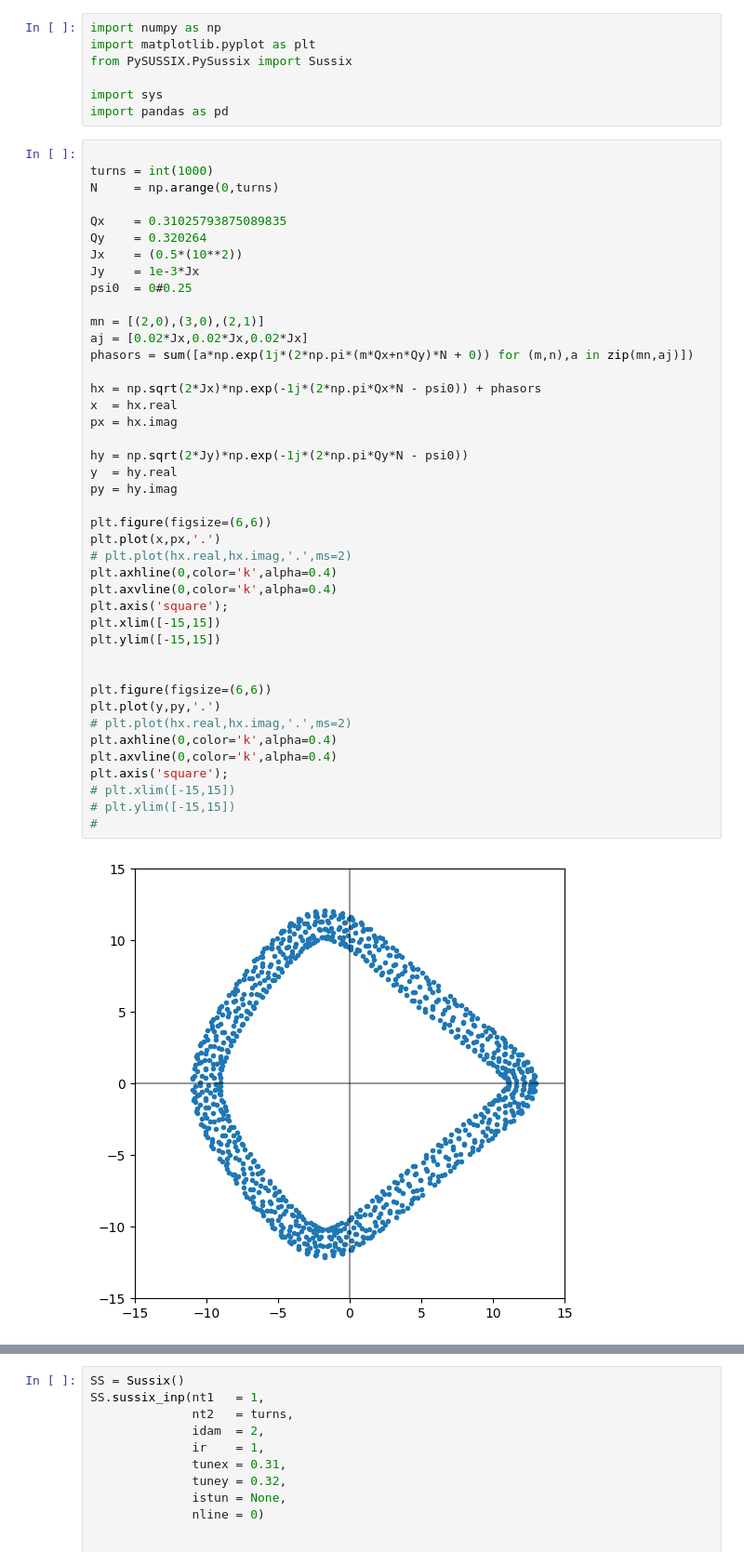
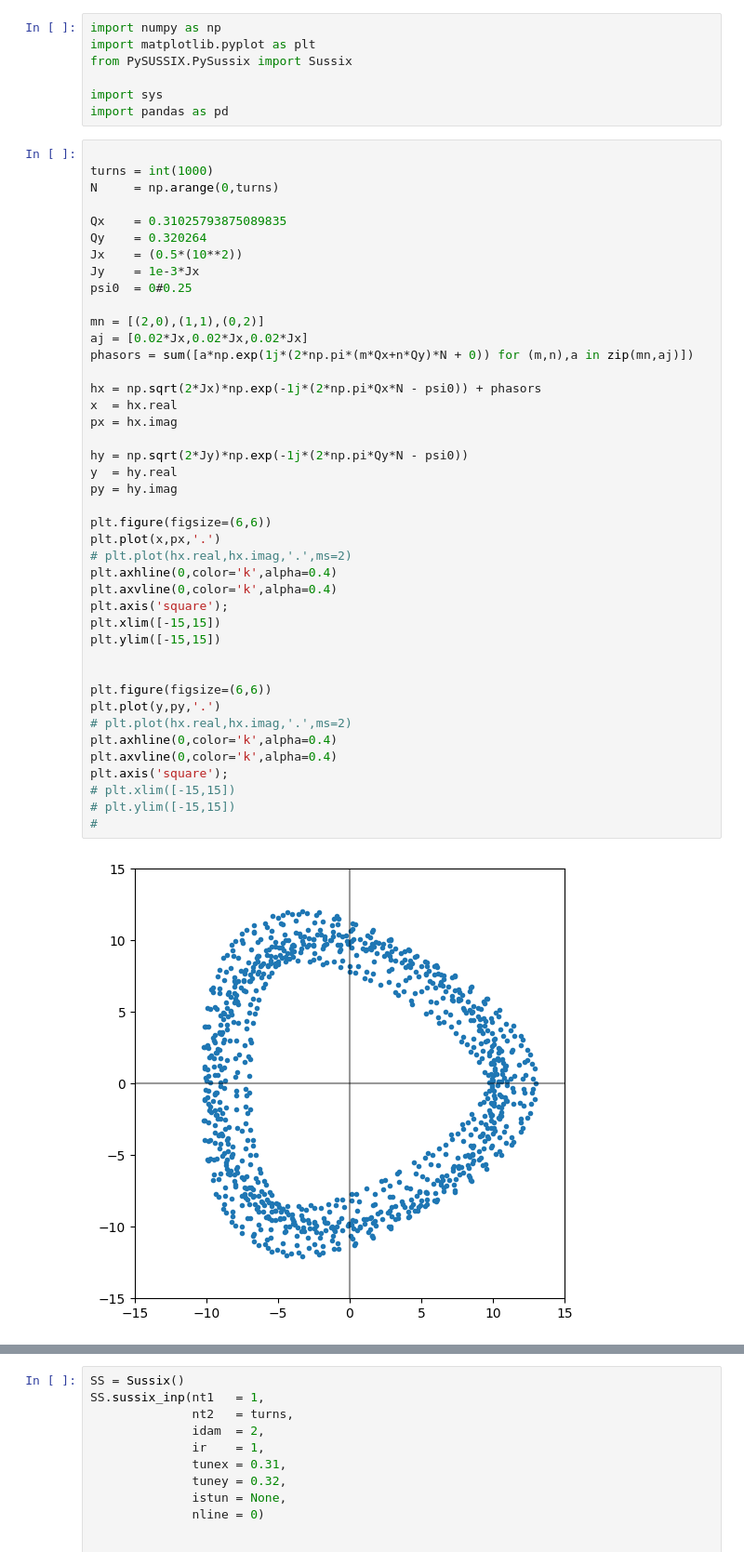
Before and after one commit to pbelange/PySUSSIX, a Jupyter notebook: test_sussix.ipynb, the cells around one changed output, grey strips where cells are left out. Shown: that part at 93% size. Drawn from its saved outputs; the diff is of its cells as text.

```diff
--- a/test_sussix.ipynb
+++ b/test_sussix.ipynb
@@ -16,39 +16,39 @@ Jx    = (0.5*(10**2))
 Jy    = 1e-3*Jx
 psi0  = 0#0.25
 
-mn = [(2,0),(3,0),(2,1)]
+mn = [(2,0),(1,1),(0,2)]
 aj = [0.02*Jx,0.02*Jx,0.02*Jx]
 phasors = sum([a*np.exp(1j*(2*np.pi*(m*Qx+n*Qy)*N + 0)) for (m,n),a in zip(mn,aj)])
 
 hx = np.sqrt(2*Jx)*np.exp(-1j*(2*np.pi*Qx*N - psi0)) + phasors
 x  = hx.real
 px = hx.imag
 
 hy = np.sqrt(2*Jy)*np.exp(-1j*(2*np.pi*Qy*N - psi0))
 y  = hy.real
 py = hy.imag
 
 plt.figure(figsize=(6,6))
 plt.plot(x,px,'.')
 # plt.plot(hx.real,hx.imag,'.',ms=2)
 plt.axhline(0,color='k',alpha=0.4)
 plt.axvline(0,color='k',alpha=0.4)
 plt.axis('square');
 plt.xlim([-15,15])
 plt.ylim([-15,15])
 
 
 plt.figure(figsize=(6,6))
 plt.plot(y,py,'.')
 # plt.plot(hx.real,hx.imag,'.',ms=2)
 plt.axhline(0,color='k',alpha=0.4)
 plt.axvline(0,color='k',alpha=0.4)
 plt.axis('square');
 # plt.xlim([-15,15])
 # plt.ylim([-15,15])
 #
 # %% [output]
-[figure, old version]
+[figure, new version]
 [figure]
 # %%
 SS = Sussix()
```
Also changed, not shown: parts of 4 cells of this notebook, 1 other file.
